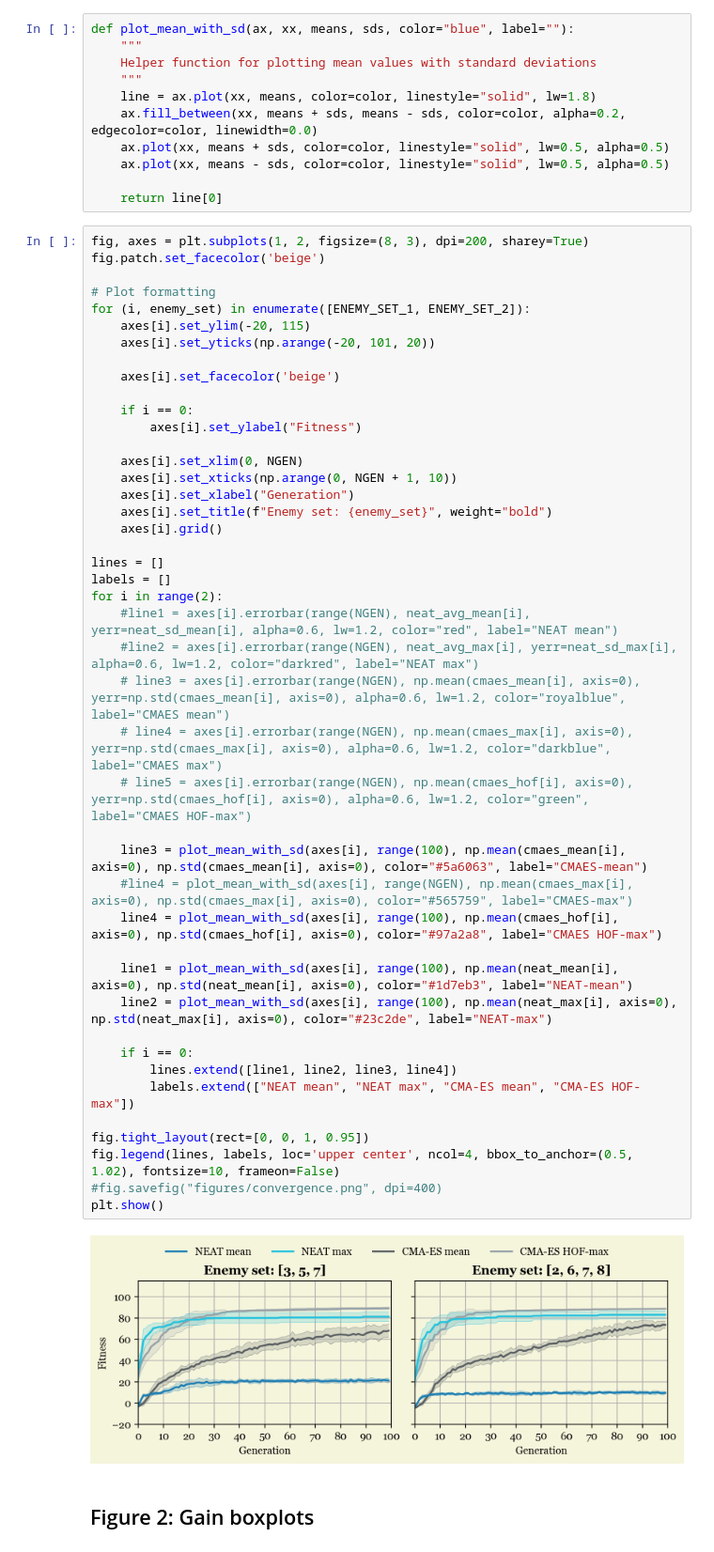
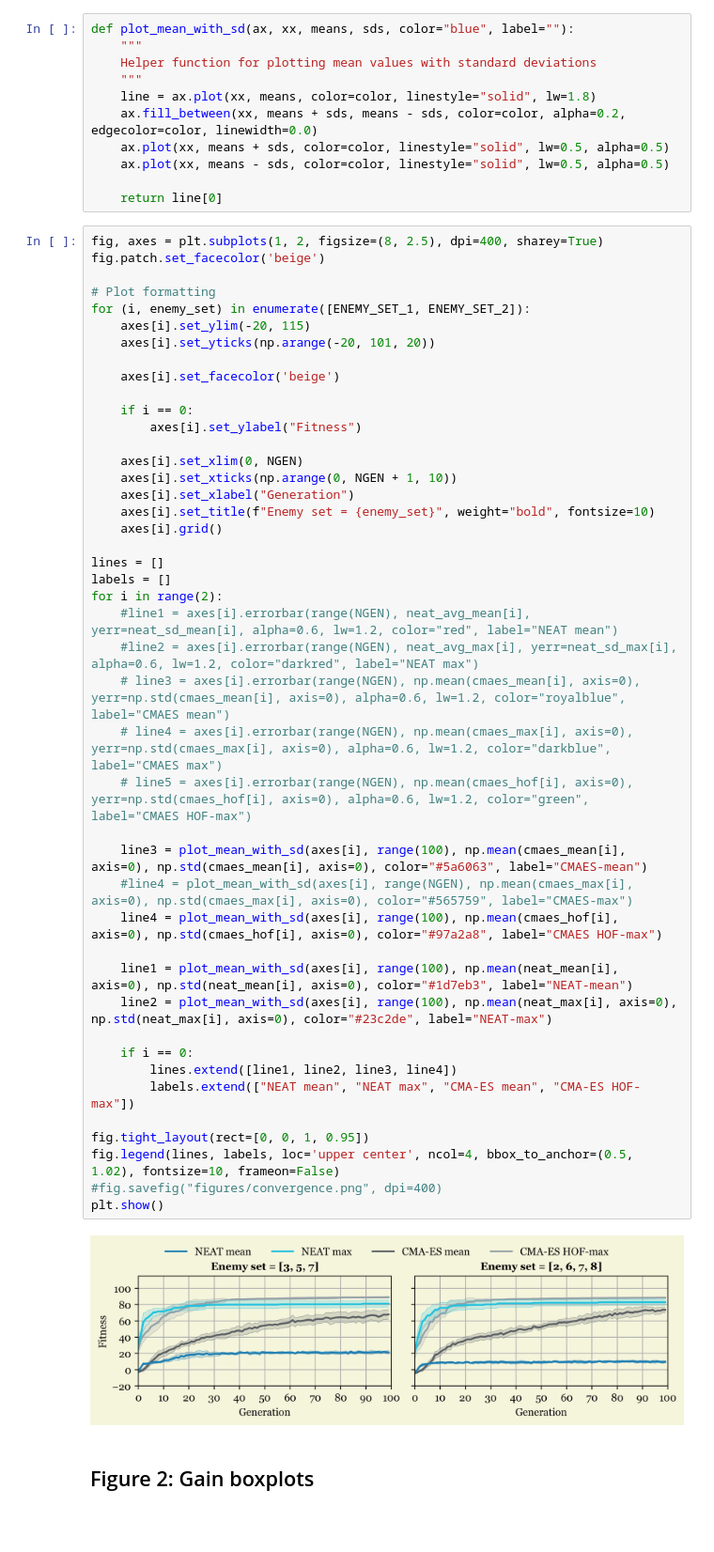
Before and after one commit to jonas4climate/evoman_ec, a Jupyter notebook: generalist_visualization.ipynb, the cells around one changed output. Shown: that part at 94% size. Drawn from its saved outputs; the diff is of its cells as text; blank space fills up the shorter version.

Commit message:
Smaller figures

```diff
--- a/generalist_visualization.ipynb
+++ b/generalist_visualization.ipynb
@@ -144,7 +145,7 @@ def plot_mean_with_sd(ax, xx, means, sds, color="blue", label=""):
 
     return line[0]
 # %%
-fig, axes = plt.subplots(1, 2, figsize=(8, 3), dpi=200, sharey=True)
+fig, axes = plt.subplots(1, 2, figsize=(8, 2.5), dpi=400, sharey=True)
 fig.patch.set_facecolor('beige')
 
 # Plot formatting
@@ -160,35 +161,35 @@ for (i, enemy_set) in enumerate([ENEMY_SET_1, ENEMY_SET_2]):
     axes[i].set_xlim(0, NGEN)
     axes[i].set_xticks(np.arange(0, NGEN + 1, 10))
     axes[i].set_xlabel("Generation")
-    axes[i].set_title(f"Enemy set: {enemy_set}", weight="bold")
+    axes[i].set_title(f"Enemy set = {enemy_set}", weight="bold", fontsize=10)
     axes[i].grid()
 
 lines = []
 labels = []
 for i in range(2):
     #line1 = axes[i].errorbar(range(NGEN), neat_avg_mean[i], yerr=neat_sd_mean[i], alpha=0.6, lw=1.2, color="red", label="NEAT mean")
     #line2 = axes[i].errorbar(range(NGEN), neat_avg_max[i], yerr=neat_sd_max[i], alpha=0.6, lw=1.2, color="darkred", label="NEAT max")
     # line3 = axes[i].errorbar(range(NGEN), np.mean(cmaes_mean[i], axis=0), yerr=np.std(cmaes_mean[i], axis=0), alpha=0.6, lw=1.2, color="royalblue", label="CMAES mean")
     # line4 = axes[i].errorbar(range(NGEN), np.mean(cmaes_max[i], axis=0), yerr=np.std(cmaes_max[i], axis=0), alpha=0.6, lw=1.2, color="darkblue", label="CMAES max")
     # line5 = axes[i].errorbar(range(NGEN), np.mean(cmaes_hof[i], axis=0), yerr=np.std(cmaes_hof[i], axis=0), alpha=0.6, lw=1.2, color="green", label="CMAES HOF-max")
 
     line3 = plot_mean_with_sd(axes[i], range(100), np.mean(cmaes_mean[i], axis=0), np.std(cmaes_mean[i], axis=0), color="#5a6063", label="CMAES-mean")
     #line4 = plot_mean_with_sd(axes[i], range(NGEN), np.mean(cmaes_max[i], axis=0), np.std(cmaes_max[i], axis=0), color="#565759", label="CMAES-max")
     line4 = plot_mean_with_sd(axes[i], range(100), np.mean(cmaes_hof[i], axis=0), np.std(cmaes_hof[i], axis=0), color="#97a2a8", label="CMAES HOF-max")
 
     line1 = plot_mean_with_sd(axes[i], range(100), np.mean(neat_mean[i], axis=0), np.std(neat_mean[i], axis=0), color="#1d7eb3", label="NEAT-mean")
     line2 = plot_mean_with_sd(axes[i], range(100), np.mean(neat_max[i], axis=0), np.std(neat_max[i], axis=0), color="#23c2de", label="NEAT-max")
 
     if i == 0:
         lines.extend([line1, line2, line3, line4])
         labels.extend(["NEAT mean", "NEAT max", "CMA-ES mean", "CMA-ES HOF-max"])
 
 fig.tight_layout(rect=[0, 0, 1, 0.95])
 fig.legend(lines, labels, loc='upper center', ncol=4, bbox_to_anchor=(0.5, 1.02), fontsize=10, frameon=False)
 #fig.savefig("figures/convergence.png", dpi=400)
 plt.show()
 # %% [output]
-[figure, old version]
+[figure, new version]
 # %% [markdown]
 ## Figure 2: Gain boxplots
 # %% [markdown]
```
Also changed, not shown: parts of 4 cells of this notebook, 2 other files.
